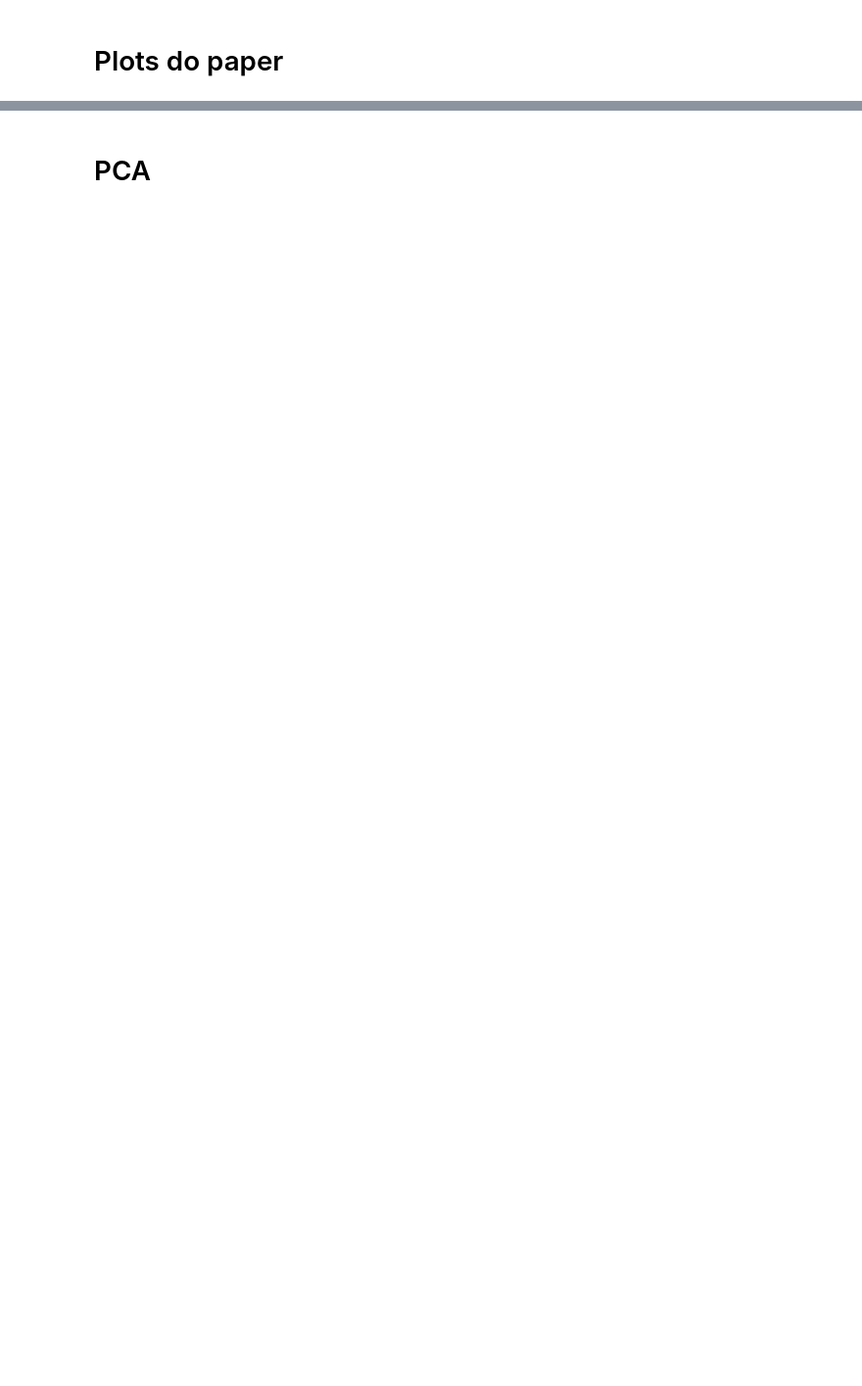
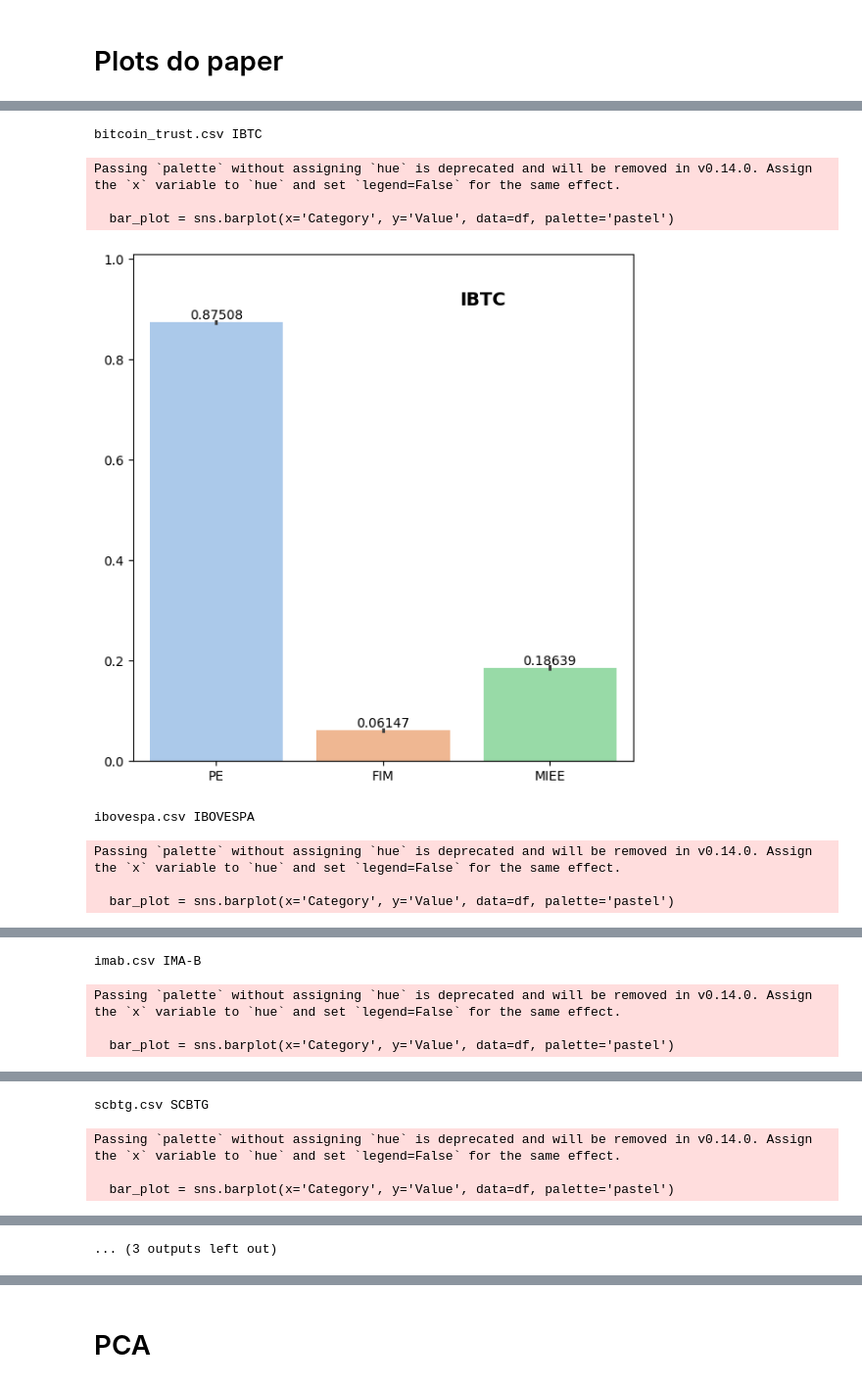
Before and after one commit to Traivok/bss, a Jupyter notebook: main.ipynb, the cells around one changed output, grey strips where cells are left out. Shown at 98% size. Saved outputs shown, nothing was run; the diff lists cells and outputs as text; code cells hidden in the pictures; blank space fills up the shorter version.

Commit message:
Changed some labels

```diff
--- a/main.ipynb
+++ b/main.ipynb
@@ -9,10 +9,10 @@ import matplotlib as plt
 import mfn
 
 csv_files = [
-    #('bitcoin_trust.csv', 'IBTC'),
+    ('bitcoin_trust.csv', 'IBTC'),
     ('ibovespa.csv', 'IBOVESPA'),
     ('imab.csv', 'IMA-B'),
-    #('scbtg.csv', 'SCBTG'),
+    ('scbtg.csv', 'SCBTG'),
     ('sp500.csv', 'S&P 500')
 ]
 # %% [markdown]
@@ -100,27 +93,3 @@ plt.show()
-# %%
-import seaborn as sns
-import matplotlib.pyplot as plt
-
-# Sample data
-categories = ['A', 'B', 'C', 'D']
-values = [23, 45, 56, 78]
-
-# Create a bar plot
-ax = sns.barplot(x=categories, y=values)
-
-# Add value labels on top of each bar using annotate
-for i in range(len(values)):
-    ax.annotate(str(values[i]),
-                xy=(i, values[i]),
-                ha='center',
-                va='bottom')  # Adjust vertical alignment as needed
-
-# Set titles and labels
-plt.title('Bar Chart with Value Labels')
-plt.xlabel('Categories')
-plt.ylabel('Values')
-
-plt.show()
 # %%
 import pandas as pd
 import seaborn as sns
@@ -150,33 +119,49 @@ for path, name in csv_files:
         'Category': value_df['variable'],
         'Value': value_df['value']
     }
     df = pd.DataFrame(data)
 
     bar_plot = sns.barplot(x='Category', y='Value', data=df, palette='pastel')
 
 # Add value labels on top of each bar
     for p in bar_plot.patches:
         bar_plot.annotate(f'{round(p.get_height(),5)}',
                           (p.get_x() + p.get_width() / 2., p.get_height()),
                           ha='center', va='bottom')
 
 # Set titles and labels
-    plt.title('')
-    plt.xlabel('')
-    plt.ylabel('')
     ax.text(
     x=0.7,  # Horizontal position in axes coordinates (0 to 1)
     y=0.9,  # Vertical position in axes coordinates (0 to 1)
     s=f"{name}",
     fontsize=14,
     weight='bold',
     ha='center',
     transform=ax.transAxes
     )
+
+    plt.title('')
+
+    plt.xlabel('')
+    ax.set_xticks([0,1,2])
+    ax.set_xticklabels(['PE','FIM','MIEE'])
+
+    plt.ylabel('')
     plt.ylim(0,1.0105)
+
     ax.grid(False)
     f.tight_layout()
     plt.savefig(f'imgs/{name}_mfn.png')
 
 # Show the plot
     plt.show()
+# %% [output]
+bitcoin_trust.csv IBTC
+Passing `palette` without assigning `hue` is deprecated and will be removed in v0.14.0. Assign the `x` variable to `hue` and set `legend=False` for the same effect.
+
+  bar_plot = sns.barplot(x='Category', y='Value', data=df, palette='pastel')
+[figure, added]
+ibovespa.csv IBOVESPA
+Passing `palette` without assigning `hue` is deprecated and will be removed in v0.14.0. Assign the `x` variable to `hue` and set `legend=False` for the same effect.
+
+  bar_plot = sns.barplot(x='Category', y='Value', data=df, palette='pastel')
@@ -182,0 +169,4 @@ for path, name in csv_files:
+imab.csv IMA-B
+Passing `palette` without assigning `hue` is deprecated and will be removed in v0.14.0. Assign the `x` variable to `hue` and set `legend=False` for the same effect.
+
+  bar_plot = sns.barplot(x='Category', y='Value', data=df, palette='pastel')
@@ -182,0 +174,4 @@ for path, name in csv_files:
+scbtg.csv SCBTG
+Passing `palette` without assigning `hue` is deprecated and will be removed in v0.14.0. Assign the `x` variable to `hue` and set `legend=False` for the same effect.
+
+  bar_plot = sns.barplot(x='Category', y='Value', data=df, palette='pastel')
@@ -182,0 +179 @@ for path, name in csv_files:
+... (3 outputs left out)
```
Also changed, not shown: parts of 9 cells of this notebook, 27 other files.
